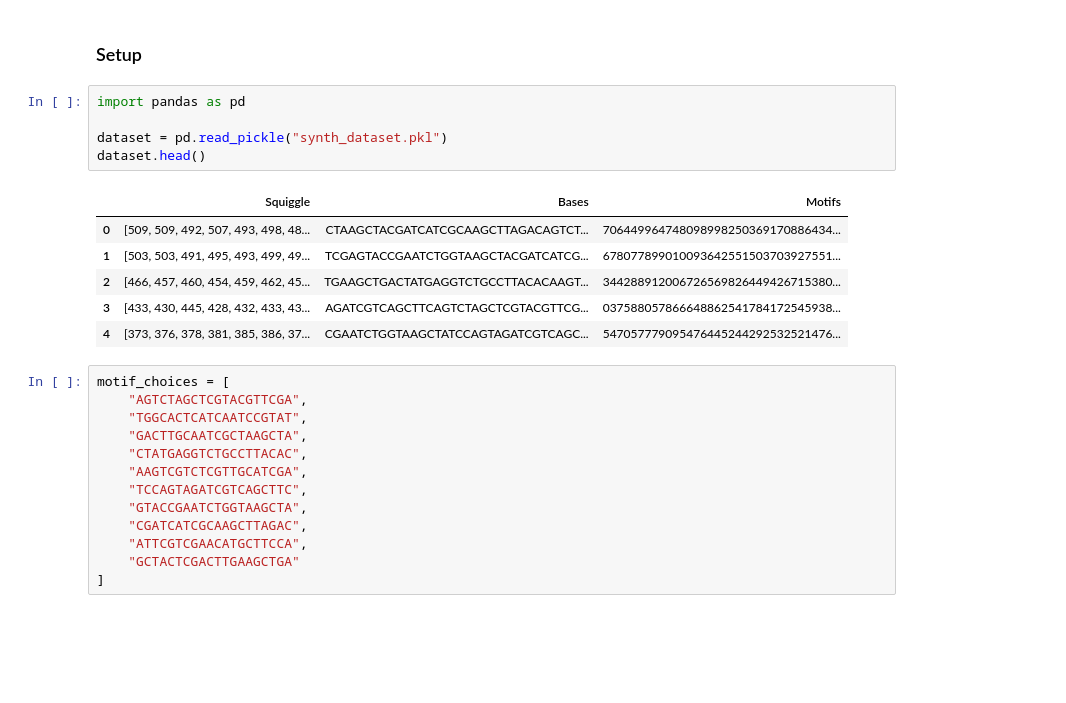
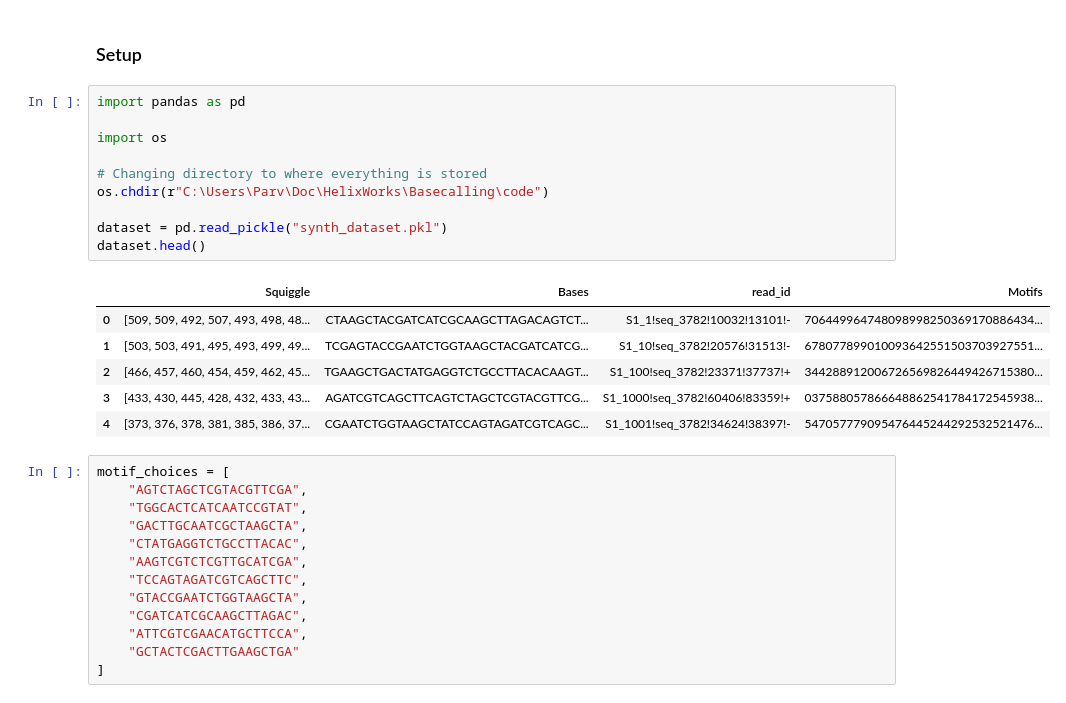
Before and after one commit to Parvfect/Basecalling-, a Jupyter notebook: synthetic_baseline.ipynb, the cells around one changed output. Saved outputs shown, nothing was run; the diff lists cells and outputs as text; blank space fills up the shorter version.

```diff
--- a/synthetic_baseline.ipynb
+++ b/synthetic_baseline.ipynb
@@ -6,15 +6,20 @@ Running Basecalling using Dorado and checking accuracy metrics for Motif Detecti
 # %%
 import pandas as pd
 
+import os
+
+# Changing directory to where everything is stored
+os.chdir(r"C:\Users\Parv\Doc\HelixWorks\Basecalling\code")
+
 dataset = pd.read_pickle("synth_dataset.pkl")
 dataset.head()
 # %% [output]
-|  | Squiggle | Bases | Motifs |
-| 0 | [509, 509, 492, 507, 493, 498, 48... | CTAAGCTACGATCATCGCAAGCTTAGACAGTCT... | 706449964748098998250369170886434... |
-| 1 | [503, 503, 491, 495, 493, 499, 49... | TCGAGTACCGAATCTGGTAAGCTACGATCATCG... | 678077899010093642551503703927551... |
-| 2 | [466, 457, 460, 454, 459, 462, 45... | TGAAGCTGACTATGAGGTCTGCCTTACACAAGT... | 344288912006726569826449426715380... |
-| 3 | [433, 430, 445, 428, 432, 433, 43... | AGATCGTCAGCTTCAGTCTAGCTCGTACGTTCG... | 037588057866648862541784172545938... |
-| 4 | [373, 376, 378, 381, 385, 386, 37... | CGAATCTGGTAAGCTATCCAGTAGATCGTCAGC... | 547057779095476445244292532521476... |
+|  | Squiggle | Bases | read_id | Motifs |
+| 0 | [509, 509, 492, 507, 493, 498, 48... | CTAAGCTACGATCATCGCAAGCTTAGACAGTCT... | S1_1!seq_3782!10032!13101!- | 706449964748098998250369170886434... |
+| 1 | [503, 503, 491, 495, 493, 499, 49... | TCGAGTACCGAATCTGGTAAGCTACGATCATCG... | S1_10!seq_3782!20576!31513!- | 678077899010093642551503703927551... |
+| 2 | [466, 457, 460, 454, 459, 462, 45... | TGAAGCTGACTATGAGGTCTGCCTTACACAAGT... | S1_100!seq_3782!23371!37737!+ | 344288912006726569826449426715380... |
+| 3 | [433, 430, 445, 428, 432, 433, 43... | AGATCGTCAGCTTCAGTCTAGCTCGTACGTTCG... | S1_1000!seq_3782!60406!83359!+ | 037588057866648862541784172545938... |
+| 4 | [373, 376, 378, 381, 385, 386, 37... | CGAATCTGGTAAGCTATCCAGTAGATCGTCAGC... | S1_1001!seq_3782!34624!38397!- | 547057779095476445244292532521476... |
 # %%
 motif_choices = [
     "AGTCTAGCTCGTACGTTCGA",
```
Also changed, not shown: parts of 10 cells of this notebook, 1 other file.
